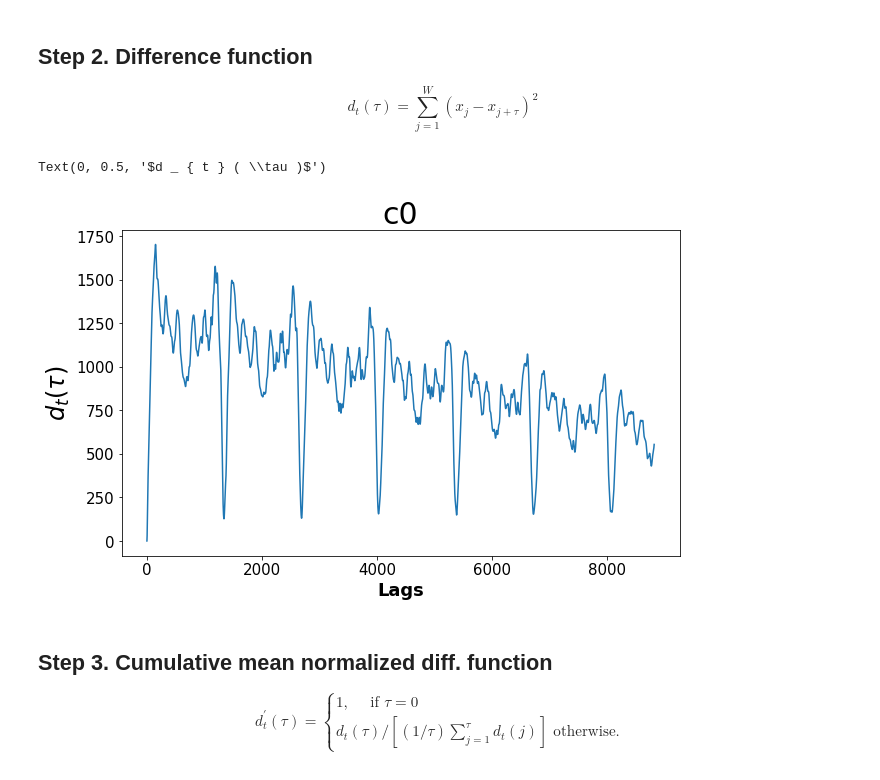
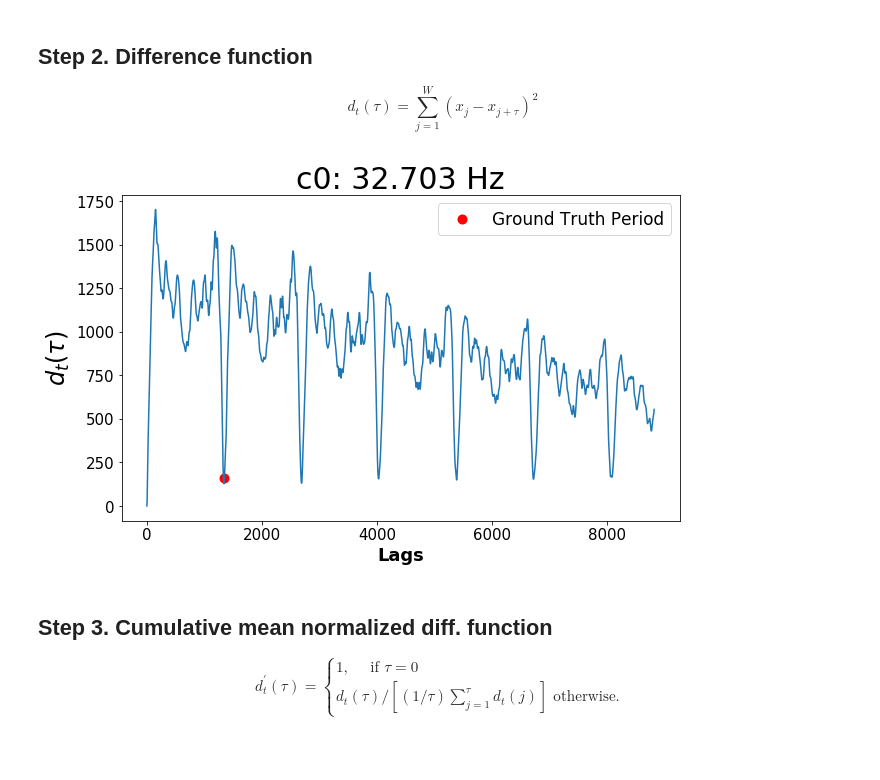
Before and after one commit to SuperShinyEyes/pitch-perfect, a Jupyter notebook: examples/06_YIN.ipynb, the cells around one changed output. Saved outputs shown, nothing was run; the diff lists cells and outputs as text; code cells hidden in the pictures.

```diff
--- a/examples/06_YIN.ipynb
+++ b/examples/06_YIN.ipynb
@@ -86,16 +88,24 @@ $$d _ { t } ( \tau ) = \sum _ { j = 1 } ^ { W } \left( x _ { j } - x _ { j + \ta
 # %%
 def difference(ys):
     N = len(ys)
     return np.array([np.sum((ys[lag:] - ys[:N-lag]) ** 2) for lag in range(N//2)])
 
+diff = difference(piano_waves['c0'].ys[44100:44100+4410*4])
+
+pitch_gt = 'c0'
+freq_gt = KEY_FREQUENCY_MAP[pitch_gt]
+period_gt = int(44100/freq_gt)
+
 plt.figure(figsize=(10, 6))
-plt.plot(difference(piano_waves['c0'].ys[44100:44100+4410*4]))
-plt.title('c0', fontsize=30)
+plt.plot(diff)
+plt.scatter([period_gt], [diff[period_gt]], c='r', lw=4, label='Ground Truth Period')
+plt.title(f'c0: {freq_gt} Hz', fontsize=30)
 plt.xlabel('Lags', fontsize=18)
 plt.ylabel(r'$d _ { t } ( \tau )$', fontsize=24)
+plt.legend(loc=1)
+plt.savefig('diff_c0.png')
 # %% [output]
-Text(0, 0.5, '$d _ { t } ( \\tau )$')
-[figure, old version]
+[figure, new version]
 # %% [markdown]
 ## Step 3. Cumulative mean normalized diff. function
 
```
Also changed, not shown: parts of 3 cells of this notebook, 1 other file.
